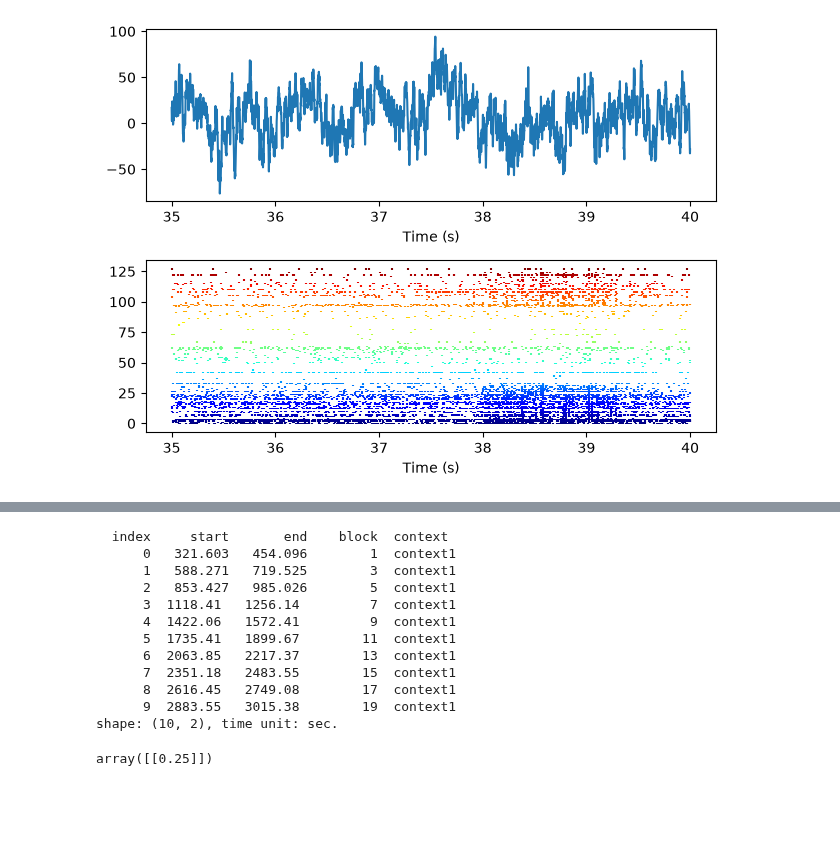
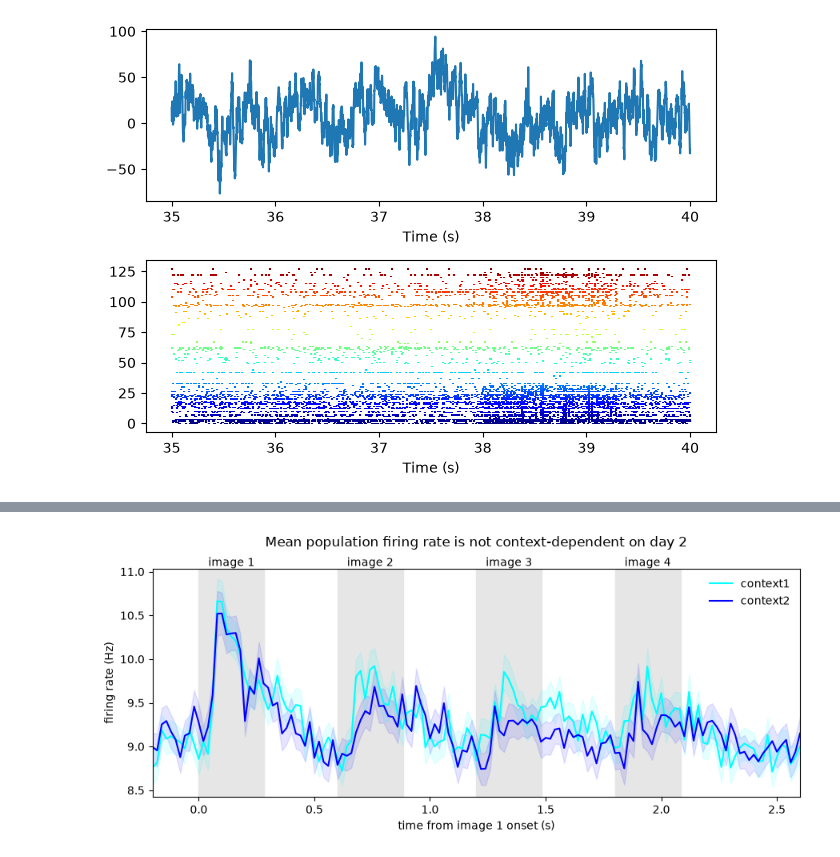
Before and after one commit to rishab-iyer1/passive_seq, a Jupyter notebook: src/decoding_ri/replicate_decoding.ipynb, the cells around one changed output, grey strips where cells are left out. Saved outputs shown, nothing was run; the diff lists cells and outputs as text; code cells hidden in the pictures; blank space fills up the shorter version.

```diff
--- a/src/decoding_ri/replicate_decoding.ipynb
+++ b/src/decoding_ri/replicate_decoding.ipynb
@@ -154,19 +159,36 @@ plt.show()
-# %%
-split_by(ev.blocks, "context")['context1']
-# %% [output]
-  index     start       end    block  context
-      0   321.603   454.096        1  context1
-      1   588.271   719.525        3  context1
-      2   853.427   985.026        5  context1
-      3  1118.41   1256.14         7  context1
-      4  1422.06   1572.41         9  context1
-      5  1735.41   1899.67        11  context1
-      6  2063.85   2217.37        13  context1
-      7  2351.18   2483.55        15  context1
-      8  2616.45   2749.08        17  context1
-      9  2883.55   3015.38        19  context1
-shape: (10, 2), time unit: sec.
-# %%
-behav_data_day2_matlab['bhv'][0][0]['opts'][0][0]['displayDuration']
-# %% [output]
-array([[0.25]])
+# %%
+# population PSTH around sequences, split by context
+bin_size = 0.02
+window = (-0.2, 2.6)  # include data from 200ms before and after each sequence (4 images x 600ms = 2.4s per sequence)
+
+first = imgs[imgs.pos == 1]
+counts = spikes.count(bin_size)
+
+fig, ax = plt.subplots(figsize=(9, 4))
+colors = ['cyan', 'blue']
+
+for i, ctx in enumerate(["context1", "context2"]):
+    onsets = nap.Ts(t=first[first.context == ctx].start)
+    p = nap.compute_perievent(counts, onsets, window=window)    # (time, sequences, channels)
+    rate = np.nanmean(np.asarray(p), axis=2) / bin_size         # population rate per sequence (Hz)
+    m = rate.mean(axis=1)
+    sem = rate.std(axis=1) / np.sqrt(rate.shape[1])
+    ax.plot(p.t, m, label=ctx, color=colors[i])
+    ax.fill_between(p.t, m - sem, m + sem, alpha=0.1, color=colors[i])
+
+# shade each image's on-screen period (photodiode times, median relative to image 1)
+for k in range(1, 5):
+    on = np.median(imgs[imgs.pos == k].start - first.start)
+    off = np.median(imgs[imgs.pos == k].end - first.start)
+    ax.axvspan(on, off, color="0.9", zorder=0)
+    ax.text((on + off) / 2, 1.0, f"image {k}", transform=ax.get_xaxis_transform(),
+            ha="center", va="bottom")
+
+ax.set(xlabel="time from image 1 onset (s)", ylabel="firing rate (Hz)", xlim=window)
+ax.legend(frameon=False)
+plt.title('Mean population firing rate is not context-dependent on day 2', pad=20)
+plt.tight_layout()
+plt.savefig(f'{figure_path}/population_contextdpdt_FR_day2')
+plt.show()
+# %% [output]
+[figure, added]
```
Also changed, not shown: parts of 7 cells of this notebook, 3 other files.
